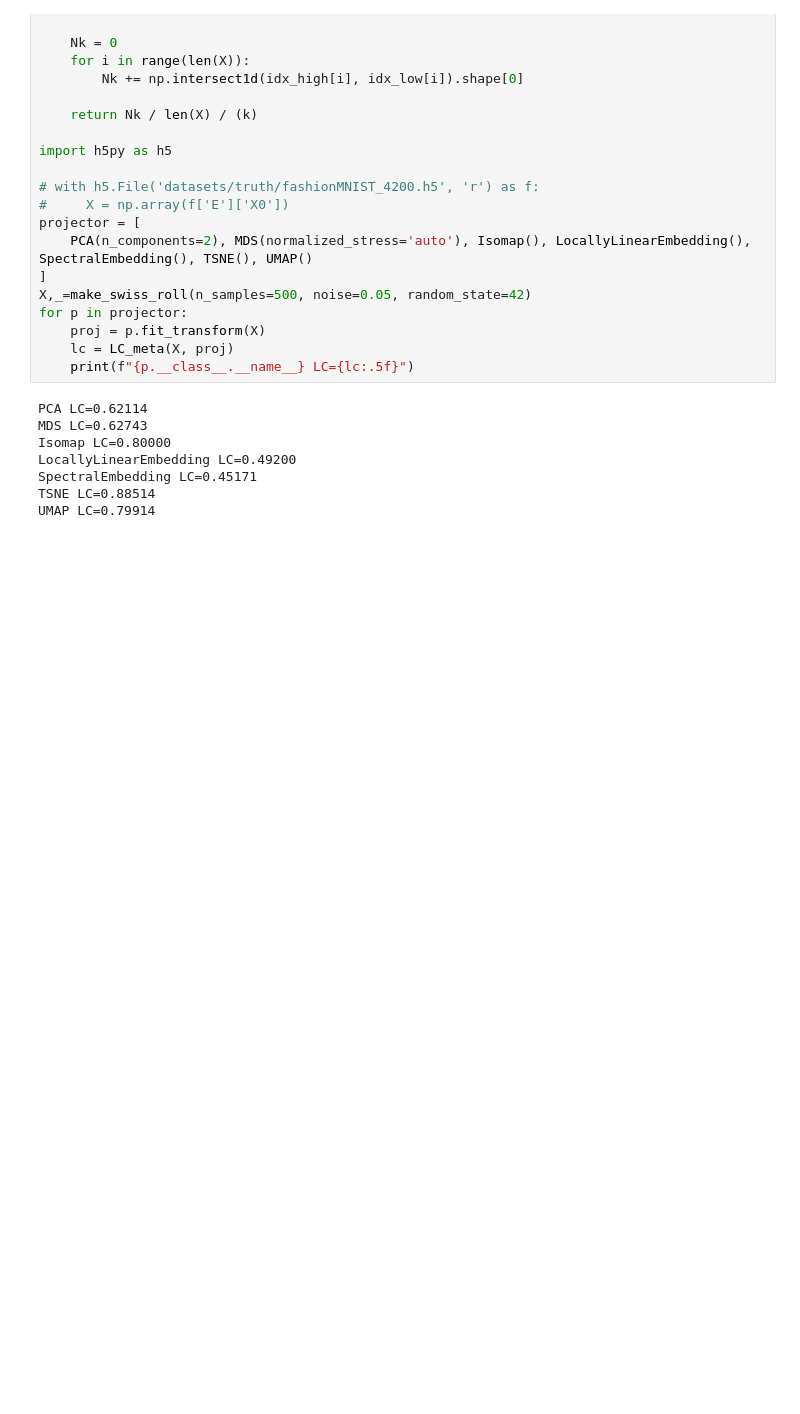
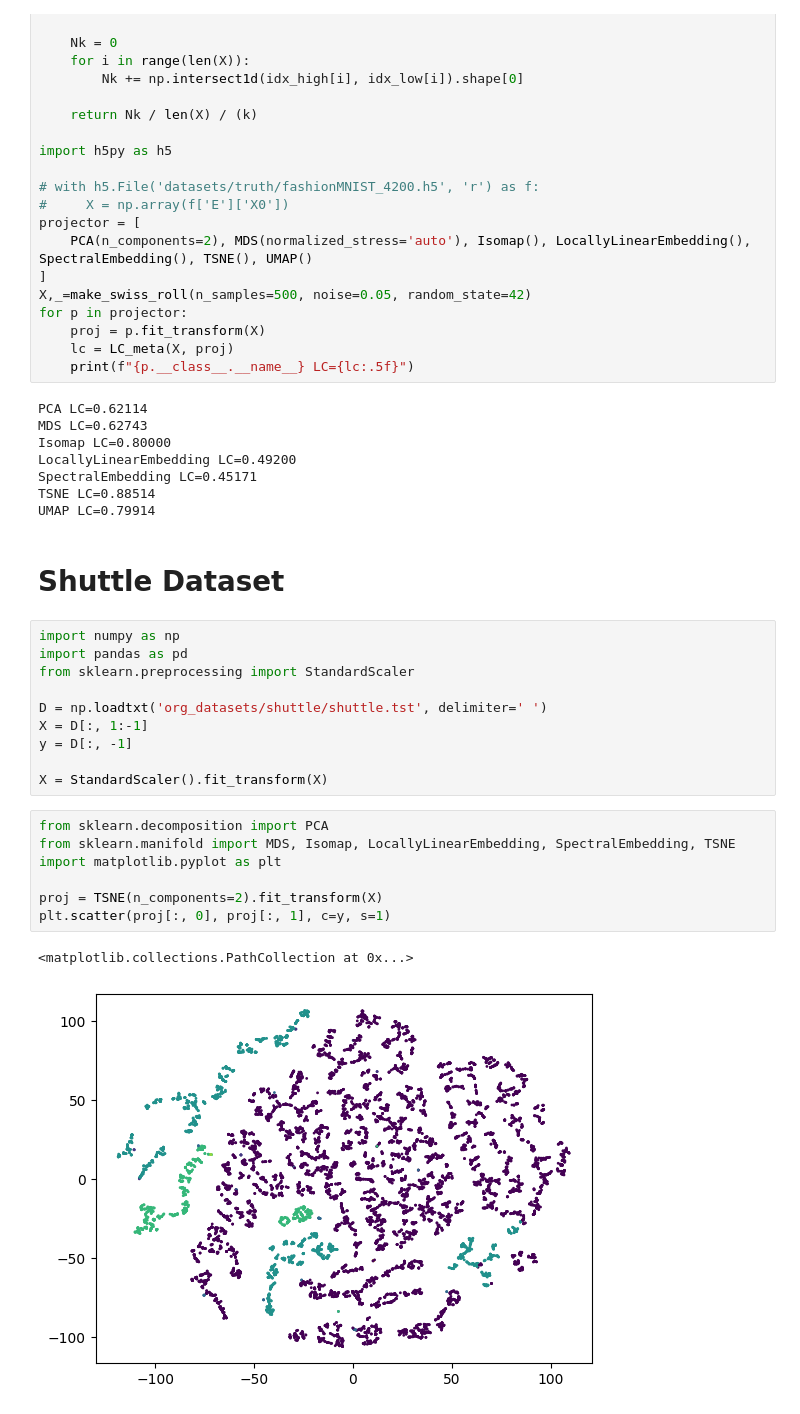
Before and after one commit to Kpure1000/OOS-DR-Benchmark, a Jupyter notebook: projection_test.ipynb, the cells around one changed output. Cells and saved outputs as stored; diff of their text form; blank space fills up the shorter version.

Commit message:
add: new synth dataset

```diff
--- a/projection_test.ipynb
+++ b/projection_test.ipynb
@@ -897,3 +897,25 @@ LocallyLinearEmbedding LC=0.49200
 SpectralEmbedding LC=0.45171
 TSNE LC=0.88514
 UMAP LC=0.79914
+# %% [markdown]
+# Shuttle Dataset
+# %%
+import numpy as np
+import pandas as pd
+from sklearn.preprocessing import StandardScaler
+
+D = np.loadtxt('org_datasets/shuttle/shuttle.tst', delimiter=' ')
+X = D[:, 1:-1]
+y = D[:, -1]
+
+X = StandardScaler().fit_transform(X)
+# %%
+from sklearn.decomposition import PCA
+from sklearn.manifold import MDS, Isomap, LocallyLinearEmbedding, SpectralEmbedding, TSNE
+import matplotlib.pyplot as plt
+
+proj = TSNE(n_components=2).fit_transform(X)
+plt.scatter(proj[:, 0], proj[:, 1], c=y, s=1)
+# %% [output]
+<matplotlib.collections.PathCollection at 0x...>
+[figure, added]
```
Also changed, not shown: 1 other file.
